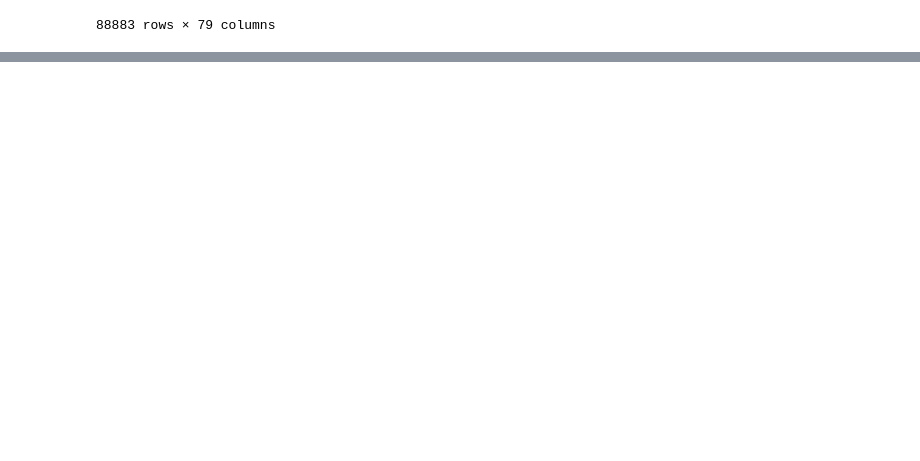
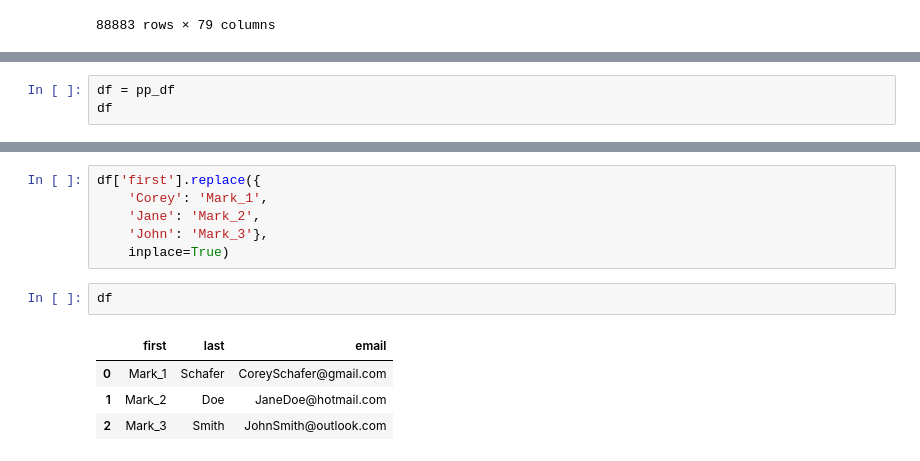
Before and after one commit to JosephZYU/Python-5-pandas, a Jupyter notebook: 98.pandas_review-apply.ipynb, the cells around one changed output, grey strips where cells are left out. Drawn from its saved outputs; the diff is of its cells as text; blank space fills up the shorter version.

```diff
--- a/98.pandas_review-apply.ipynb
+++ b/98.pandas_review-apply.ipynb
@@ -234,0 +259,3 @@ df.select_dtypes(include=object).fillna('').applymap(str.upper)
+# %%
+df = pp_df
+df
@@ -234,0 +274,13 @@ df.select_dtypes(include=object).fillna('').applymap(str.upper)
+# %%
+df['first'].replace({
+    'Corey': 'Mark_1',
+    'Jane': 'Mark_2',
+    'John': 'Mark_3'},
+    inplace=True)
+# %%
+df
+# %% [output]
+|  | first | last | email |
+| 0 | Mark_1 | Schafer | CoreySchafer@gmail.com |
+| 1 | Mark_2 | Doe | JaneDoe@hotmail.com |
+| 2 | Mark_3 | Smith | JohnSmith@outlook.com |
```
Also changed, not shown: parts of 8 cells of this notebook, 1 other file.
